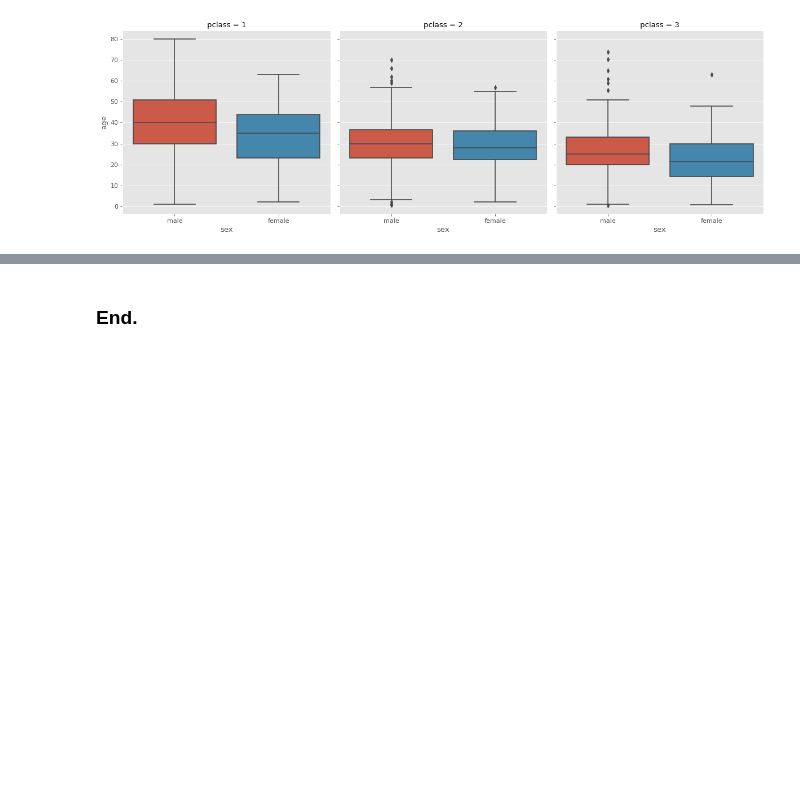
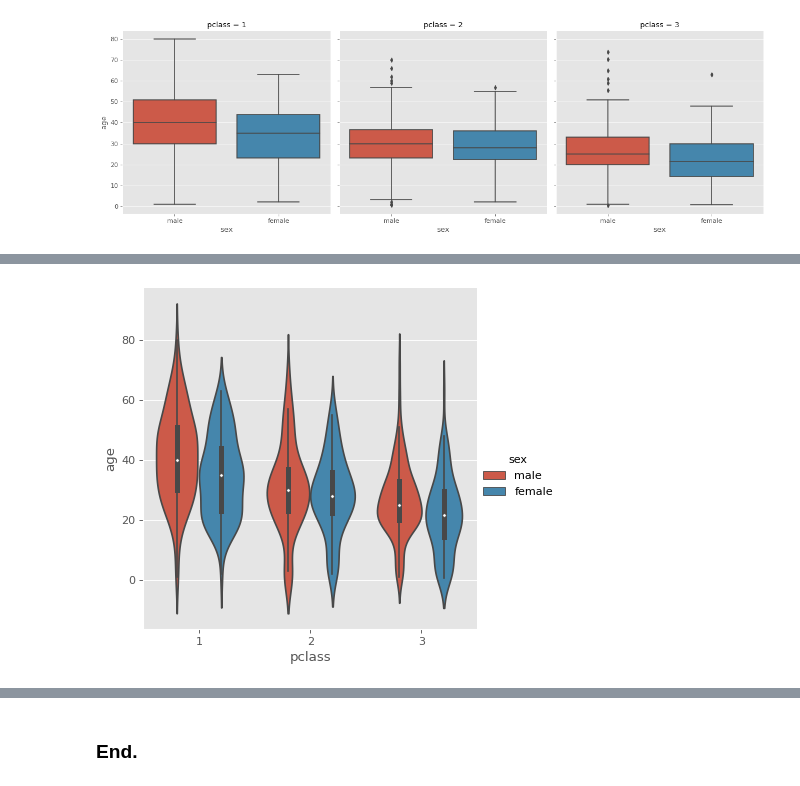
Before and after one commit to caiquemiranda/data-visualization-python, a Jupyter notebook: 10-analysis-visualization-titanic-dataset.ipynb, the cells around one changed output, grey strips where cells are left out. Drawn from its saved outputs; the diff is of its cells as text; code cells hidden in the pictures; blank space fills up the shorter version.

```diff
--- a/10-analysis-visualization-titanic-dataset.ipynb
+++ b/10-analysis-visualization-titanic-dataset.ipynb
@@ -430,0 +438,8 @@ sns.catplot(x= 'sex',
+# %%
+sns.catplot(x= 'pclass',
+            y= 'age',
+            data= titanic,
+            kind= 'violin',
+            hue= 'sex');
+# %% [output]
+[figure, added]
```
Also changed, not shown: parts of 7 cells of this notebook.
